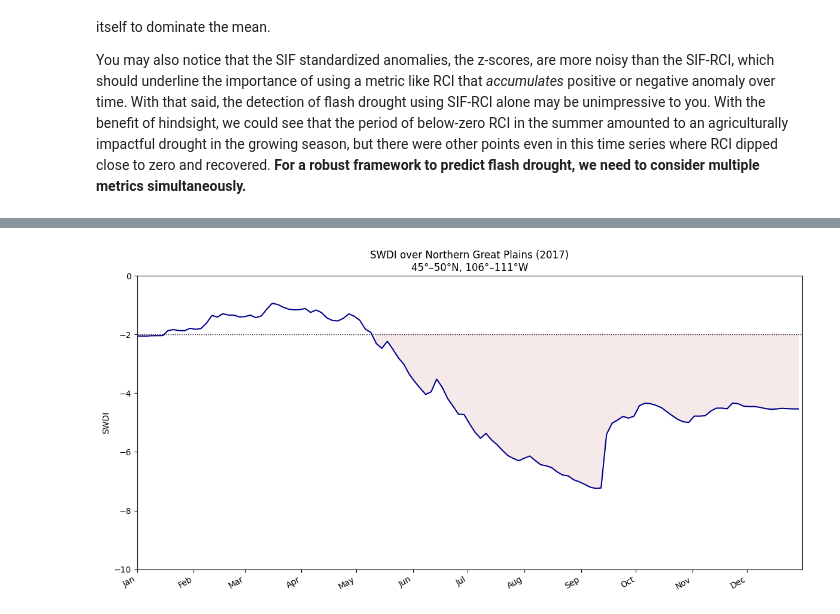
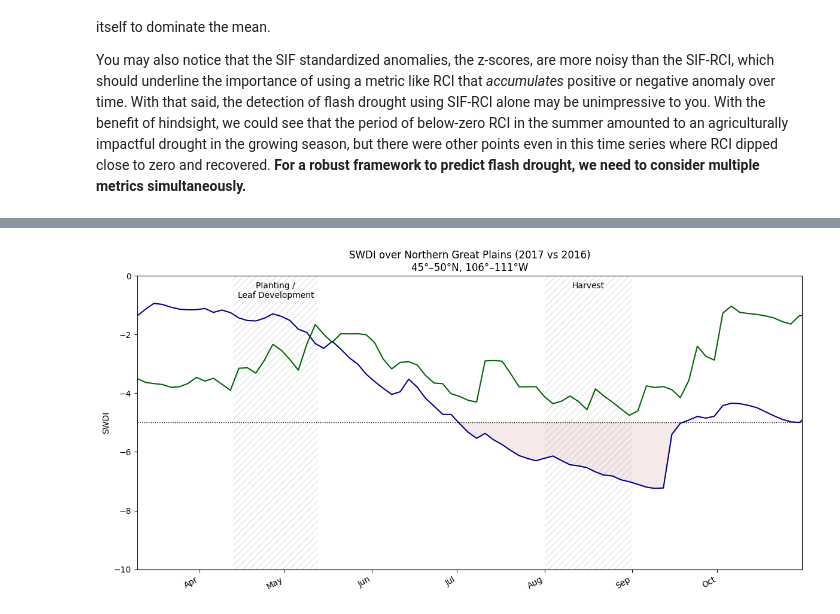
Before and after one commit to asaito333/flash-drought-ARSET, a Jupyter notebook: notebooks/1_drought_indicators.ipynb, the cells around one changed output, grey strips where cells are left out. Cells and saved outputs as stored; diff of their text form; code cells hidden in the pictures.

Commit message:
Added planting and harvest markers, comparisons with previous years

```diff
--- a/notebooks/1_drought_indicators.ipynb
+++ b/notebooks/1_drought_indicators.ipynb
@@ -84,7 +84,7 @@ import rasterio
 from rasterio.windows import from_bounds
 
 # Set the filename to use for the time series
-time_series_fname = "northern_great_plains_2017_sif.csv"
+time_series_fname = f"northern_great_plains_{year}_sif.csv"
 # Get the climatology inputs produced by the appendix notebook
 clim_geotiffs = sorted(glob("inputs/sif_increments/GOSIF_dSIF_clim_???.tif"))
 
@@ -322,33 +356,43 @@ sm_granules_paths = download_earthdata("SPL4SMGP", "data/smap_l4_sm_gph", ("2017
 # %%
 swdi_fname = "data/swdi_timeseries.csv"
+swdi2019_fname = "data/swdi_timeseries_2016.csv"
 
 plot_dates = []
 plot_swdi: list[float] = []
 with open(swdi_fname, newline="") as f:
     reader = csv.DictReader(f)
     for row in reader:
         plot_dates.append(datetime.strptime(row["time"], "%Y-%m-%d"))
         plot_swdi.append(float(row["swdi"]))
 
+plot_swdi_2019: list[float] = []
+with open(swdi2019_fname, newline="") as f:
+    reader = csv.DictReader(f)
+    for row in reader:
+        plot_swdi_2019.append(float(row["swdi"]))
+
 # In this plot, we can highlight the period where the SWDI signal
 # was indicating flash drought, i.e. it was persistently below -5
-fd_thresh = -2
+fd_thresh = -5
 flash_drought_swdi = [r < fd_thresh for r in plot_swdi]
 
 fig, ax = plt.subplots(figsize=(12, 6))
+# Shade the usual planting and harvest windows for Spring Wheat and Barley
+add_crop_calendar(ax)
 ax.axhline(fd_thresh, color="black", linestyle=":", linewidth=1)
 ax.plot(plot_dates, plot_swdi, color="darkblue", linewidth=1.5)
+ax.plot(plot_dates, plot_swdi_2019, color="darkgreen", linewidth=1.5)
 ax.set_ylim(-10, 0)
 #print()
 #print(end_date)
-ax.set_xlim(left=mdates.datestr2num("2017-01-01"), right=mdates.datestr2num("2017-12-31"))
+ax.set_xlim(left=mdates.datestr2num("2017-03-10"), right=mdates.datestr2num("2017-10-31"))
 ax.fill_between(plot_dates, plot_swdi, fd_thresh, where=flash_drought_swdi, color="brown", alpha=0.1)
 ax.set_ylabel("SWDI")
-ax.set_title(f"SWDI over Northern Great Plains ({year})\n45°–50°N, 106°–111°W")
+ax.set_title(f"SWDI over Northern Great Plains ({year} vs 2016)\n45°–50°N, 106°–111°W")
 ax.xaxis.set_major_formatter(mdates.DateFormatter("%b"))
 ax.xaxis.set_major_locator(mdates.MonthLocator())
 fig.autofmt_xdate()
 plt.tight_layout()
 plt.show()
 # %% [output]
-[figure, old version]
+[figure, new version]
```
Also changed, not shown: parts of 2 cells of this notebook, 2 other files.
